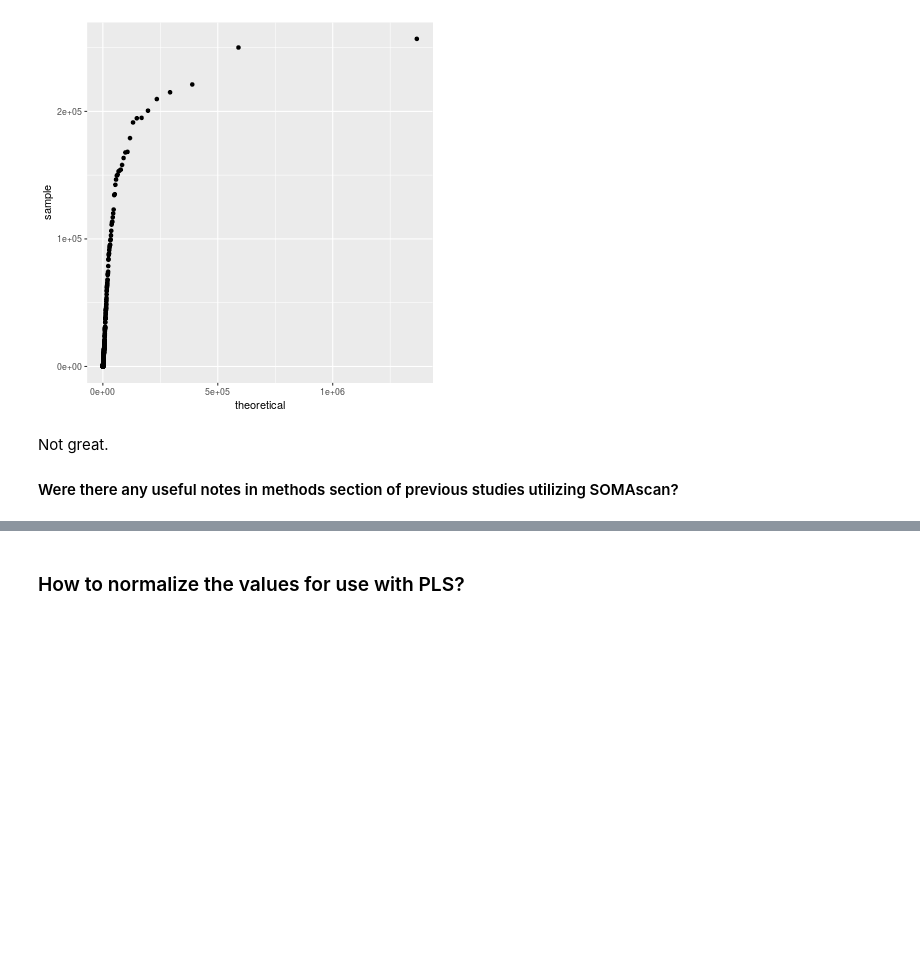
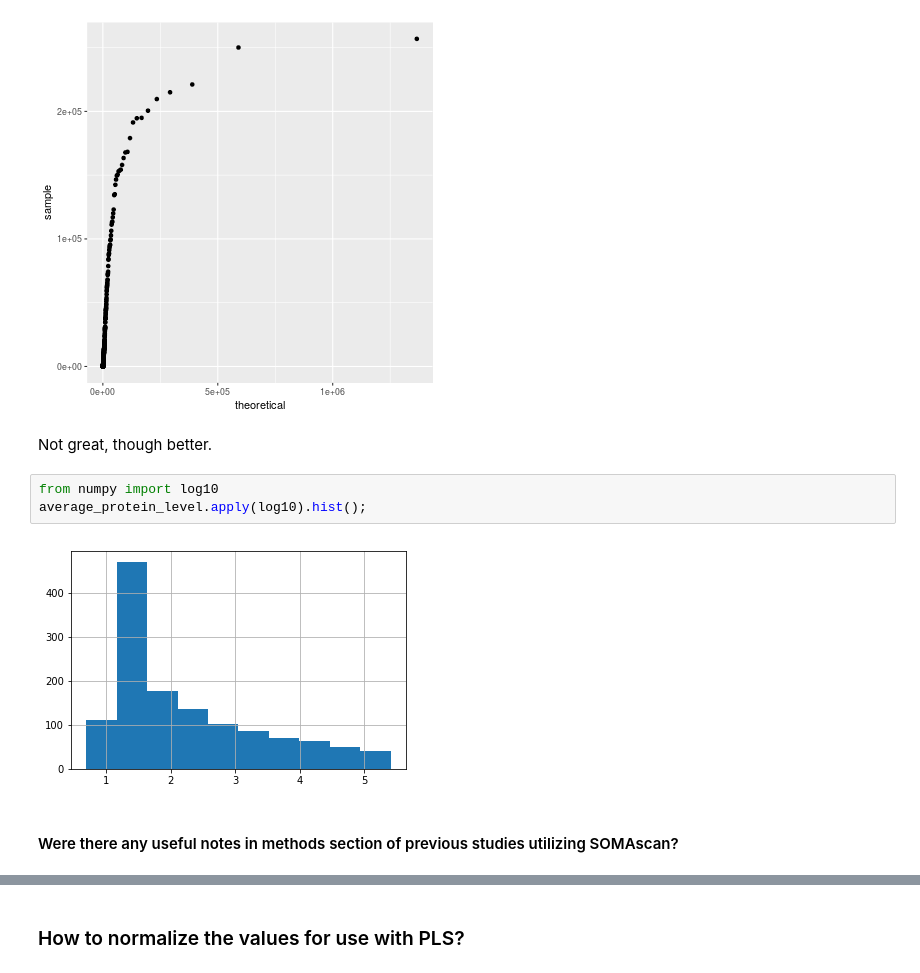
Before and after one commit to krassowski/meningitis-integration, a Jupyter notebook: data_exploration/Molecular_data_analysis.ipynb, the cells around one changed output, grey strips where cells are left out. Saved outputs shown, nothing was run; the diff lists cells and outputs as text; blank space fills up the shorter version.

```diff
--- a/data_exploration/Molecular_data_analysis.ipynb
+++ b/data_exploration/Molecular_data_analysis.ipynb
@@ -197,9 +197,14 @@ df = DataFrame(dict(average_protein_level=average_protein_level))
 )
 # %% [output]
 [figure]
+# %% [markdown]
+Not great, though better.
+# %%
+from numpy import log10
+average_protein_level.apply(log10).hist();
+# %% [output]
+[figure, added]
 # %% [markdown]
-Not great.
-
 #### Were there any useful notes in methods section of previous studies utilizing SOMAscan?
 # %% [markdown]
 - "Protein levels were natural log transformed prior to batch effects adjustment to improve the normality of protein level distributions" - https://www.nature.com/articles/s41598-018-26640-w
```
Also changed, not shown: parts of 97 cells of this notebook, 4 other files.
